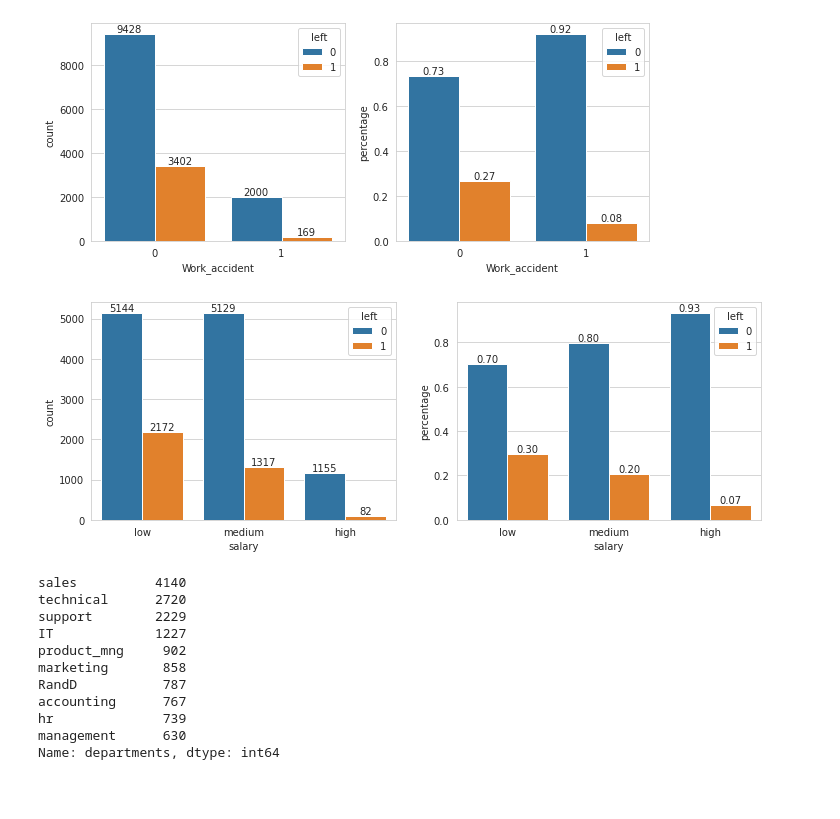
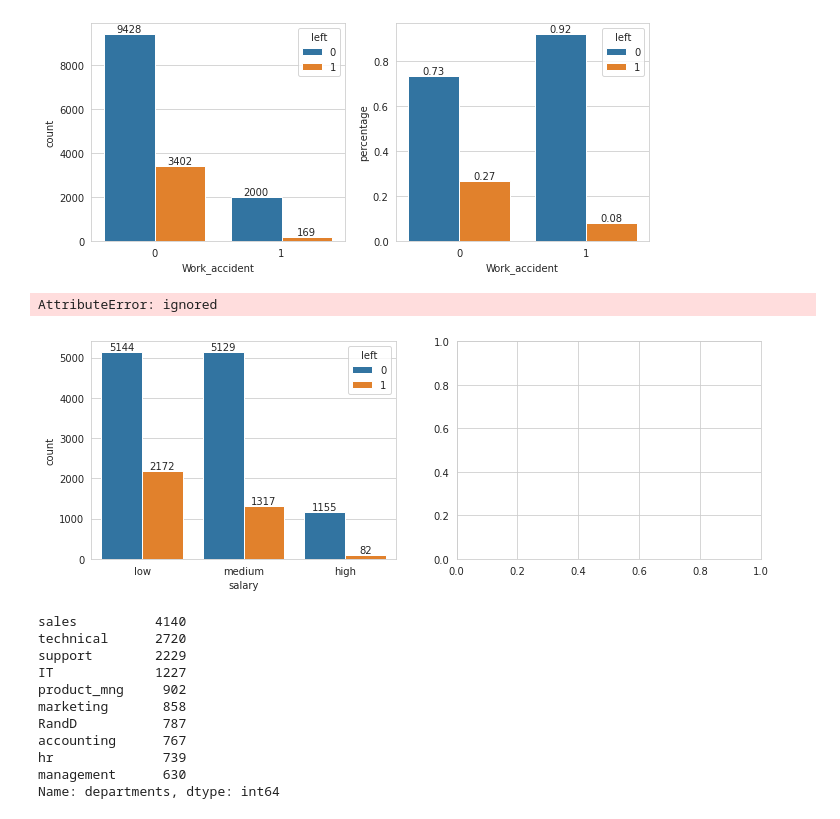
Before and after one commit to harun1yuksel/Employee_Churn_Prediction, a Jupyter notebook: Kaggle notebook.ipynb, the cells around one changed output. Cells and saved outputs as stored; diff of their text form; code cells hidden in the pictures; blank space fills up the shorter version.

```diff
--- a/Kaggle notebook.ipynb
+++ b/Kaggle notebook.ipynb
@@ -134,7 +162,7 @@ from sklearn.model_selection import GridSearchCV
 
 Let's first load the required HR dataset using pandas's "read_csv" function.
 # %%
-df = pd.read_csv("../input/HR-Dataset/HR_Dataset.csv")
+df = pd.read_csv("https://raw.githubusercontent.com/harun1yuksel/Employee_Churn_Prediction/master/HR_Dataset.csv")
 # %% [markdown]
 ### Data Insights
 
@@ -288,10 +316,10 @@ for p in ax.containers:
     ax.bar_label(p)
 
 df_per = pd.DataFrame(df.groupby("promotion_last_5years")["left"].value_counts(normalize=True))
-df_per = df_per.rename(columns={"left": 0}).reset_index().sort_values(by=0)
+df_per = df_per.rename(columns={"left": "per"}).reset_index().sort_values(by="per")
 
 plt.subplot(122)
-ax = sns.barplot(data=df_per, x="promotion_last_5years", y=0, hue="left",
+ax = sns.barplot(data=df_per, x="promotion_last_5years", y="per", hue="left",
                  order=(df.promotion_last_5years.value_counts().index)
                 )
 ax.set(ylabel='percentage')
@@ -310,10 +338,10 @@ for p in ax.containers:
 plt.subplot(122)
 
 df_per = pd.DataFrame(df.groupby("Work_accident")["left"].value_counts(normalize=True))
-df_per = df_per.rename(columns={"left": 0}).reset_index().sort_values(by=0)
+df_per = df_per.rename(columns={"left": "per"}).reset_index().sort_values(by="per")
 
 ax = sns.barplot(data=df_per, order=(df.Work_accident.value_counts().index),
-                hue="left", y=0, x="Work_accident")
+                hue="left", y="per", x="Work_accident")
 ax.set(ylabel='percentage')
 
 for p in ax.containers:
@@ -323,23 +351,24 @@ for p in ax.containers:
 # %%
 plt.figure(figsize=(12,4))
 plt.subplot(121)
 ax = sns.countplot(data=df, hue='left', x='salary');
 for p in ax.containers:
     ax.bar_label(p)
 
 plt.subplot(122)
 
 df_per = pd.DataFrame(df.groupby("salary")["left"].value_counts(normalize=True))
-df_per = df_per.rename(columns={"left": 0}).reset_index().sort_values(by=0)
+df_per = df_per.rename(columns={"left": "per"}).reset_index().sort_values(by="per")
 
 ax = sns.barplot(data=df_per, order=(df.salary.value_counts().index),
                 x="salary", y=0, hue="left")
 ax.set(ylabel='percentage')
 
 for p in ax.containers:
     ax.bar_label(p, fmt='%.2f')
 # %% [output]
+AttributeError: ignored
-[figure, old version]
+[figure, new version]
 # %%
 df.departments.value_counts()
 #.index
```
Also changed, not shown: parts of 13 cells of this notebook.
